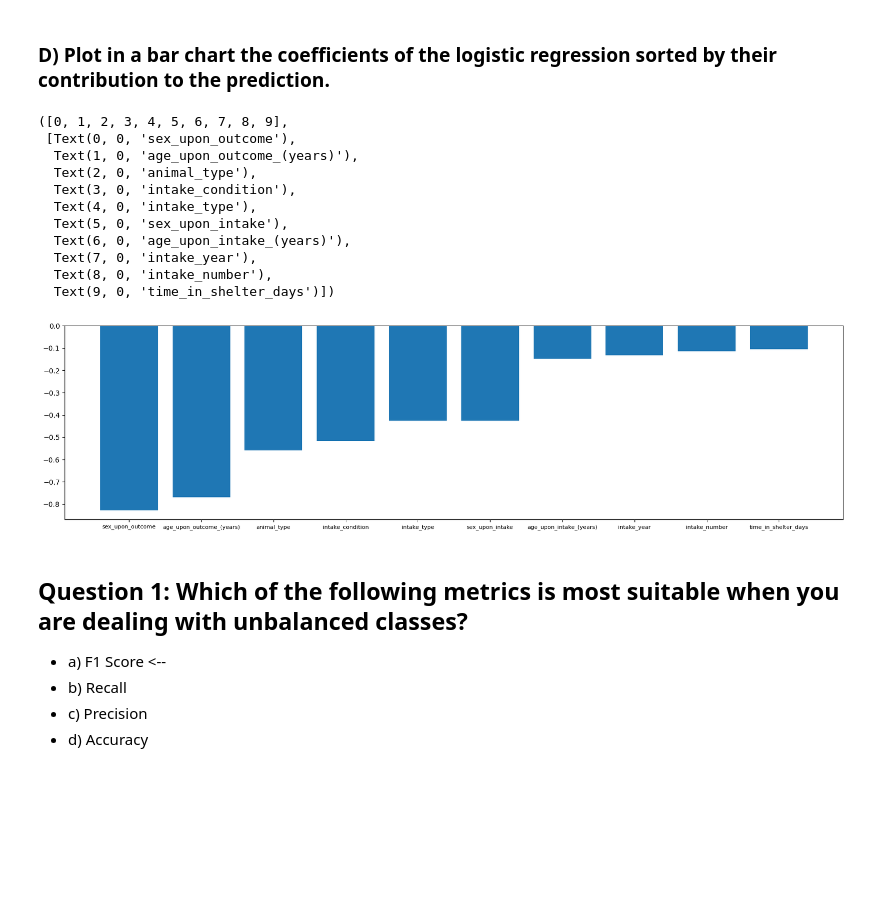
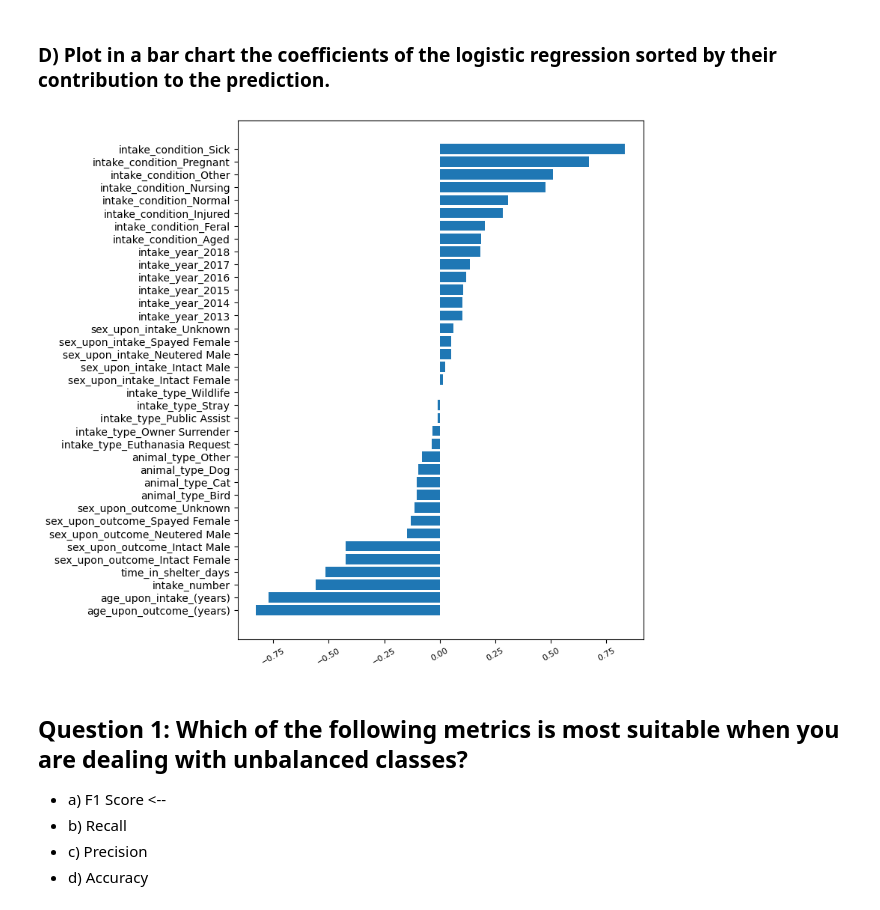
Before and after one commit to claireFriedrich/ada, a Jupyter notebook: Exercises/07 - Learning from data - Applied machine learning/AppliedML.ipynb, the cells around one changed output. Cells and saved outputs as stored; diff of their text form; code cells hidden in the pictures; blank space fills up the shorter version.

Commit message:
plot also ok in week 8

```diff
--- a/Exercises/07 - Learning from data - Applied machine learning/AppliedML.ipynb
+++ b/Exercises/07 - Learning from data - Applied machine learning/AppliedML.ipynb
@@ -82,7 +82,7 @@ Convert categorical features to numerical representations
 # %%
 categorical_col = ["sex_upon_outcome", "animal_type", "animal_type", "intake_type", "sex_upon_intake", "intake_year", "intake_condition"]
 
-X_dummy = pd.get_dummies(X, columns=categorical_col, prefix="dummy").astype(int)
+X_dummy = pd.get_dummies(X, columns=categorical_col).astype(int)
 print(f'X_dummy: {X_dummy.shape}')
 # %% [output]
 X_dummy: (79661, 41)
@@ -174,22 +174,15 @@ plt.show()
 # %%
 coefficients = pd.DataFrame(zip(X.columns, model.coef_[0]), columns=["feature", "coefficient"])
 
-plt.figure(figsize=(20,5))
-plt.bar(coefficients['feature'], coefficients['coefficient'])
-plt.xticks(fontsize=8)
+plt.figure(figsize=(7,9))
+
+
+plt.barh(X_train.columns, np.sort(model.coef_[0]))
+#plt.bar(coefficients['feature'], coefficients['coefficient'])
+plt.xticks(fontsize=8, rotation=30)
+plt.show()
 # %% [output]
-([0, 1, 2, 3, 4, 5, 6, 7, 8, 9],
- [Text(0, 0, 'sex_upon_outcome'),
-  Text(1, 0, 'age_upon_outcome_(years)'),
-  Text(2, 0, 'animal_type'),
-  Text(3, 0, 'intake_condition'),
-  Text(4, 0, 'intake_type'),
-  Text(5, 0, 'sex_upon_intake'),
-  Text(6, 0, 'age_upon_intake_(years)'),
-  Text(7, 0, 'intake_year'),
-  Text(8, 0, 'intake_number'),
-  Text(9, 0, 'time_in_shelter_days')])
-[figure, old version]
+[figure, new version]
 # %% [markdown]
 
 ## Question 1: Which of the following metrics is most suitable when you are dealing with unbalanced classes?
```
Also changed, not shown: parts of 2 cells of this notebook.
